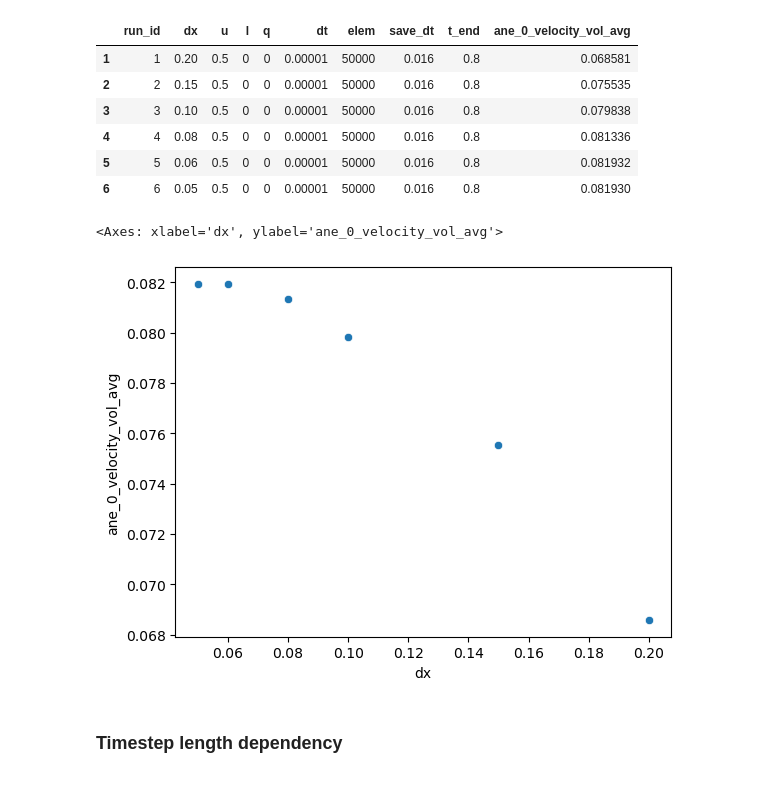
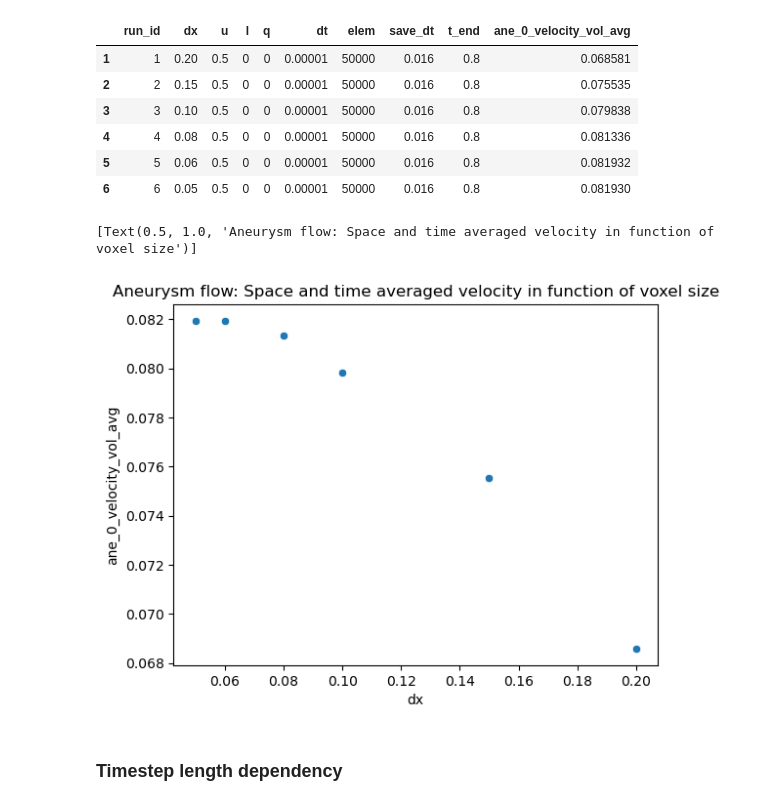
Before and after one commit to gzavo/hemoflow, a Jupyter notebook: doc/VV/hemoflow_VV.ipynb, the cells around one changed output. Drawn from its saved outputs; the diff is of its cells as text; code cells hidden in the pictures.

```diff
--- a/doc/VV/hemoflow_VV.ipynb
+++ b/doc/VV/hemoflow_VV.ipynb
@@ -78,7 +88,7 @@ General description eqs etc
 # %% [markdown]
 ### Voxel size dependence
 # %%
-aneurisk_dx=pd.read_csv('./input/dx_aneurisk_sensitivity_output.csv')
+aneurisk_dx=pd.read_csv('./input/aneurisk_dx_STAV_sensitivity.csv')
 aneurisk_dx.drop(index=aneurisk_dx.index[0], inplace=True)
 aneurisk_dx.drop(columns=["Unnamed: 0", 'iteration'], inplace=True)
 aneurisk_dx
@@ -91,10 +101,11 @@ aneurisk_dx
 | 5 | 5 | 0.06 | 0.5 | 0 | 0 | 0.00001 | 50000 | 0.016 | 0.8 | 0.081932 |
 | 6 | 6 | 0.05 | 0.5 | 0 | 0 | 0.00001 | 50000 | 0.016 | 0.8 | 0.081930 |
 # %%
-sns.scatterplot(aneurisk_dx, x='dx', y='ane_0_velocity_vol_avg')
+ax=sns.scatterplot(aneurisk_dx, x='dx', y='ane_0_velocity_vol_avg')
+ax.set(title='Aneurysm flow: Space and time averaged velocity in function of voxel size')
 # %% [output]
-<Axes: xlabel='dx', ylabel='ane_0_velocity_vol_avg'>
+[Text(0.5, 1.0, 'Aneurysm flow: Space and time averaged velocity in function of voxel size')]
-[figure, old version]
+[figure, new version]
 # %% [markdown]
 ### Timestep length dependency
 # %%
```
Also changed, not shown: parts of 20 cells of this notebook, 7 other files.
